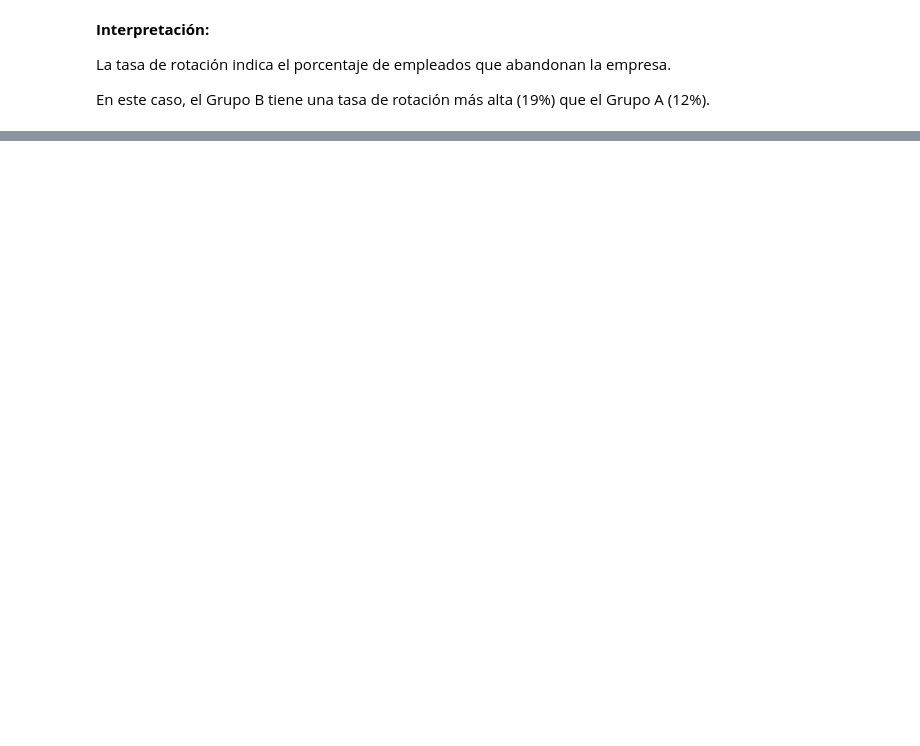
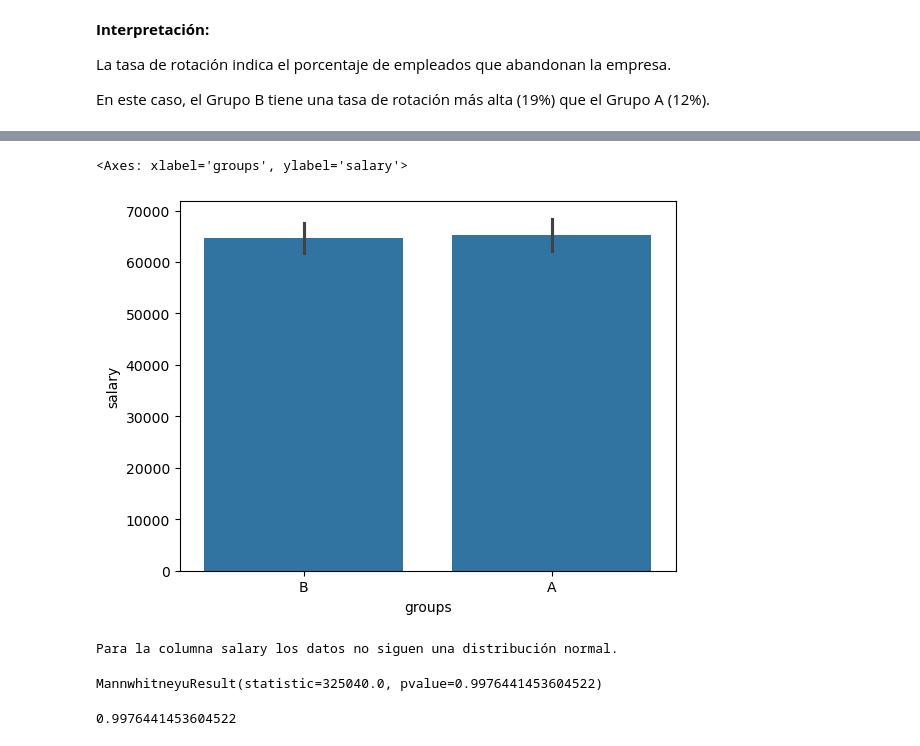
Before and after one commit to VeroSanchezO/proyecto-da-promo-k-modulo-3-team-5, a Jupyter notebook: Fase_4.ipynb, the cells around one changed output, grey strips where cells are left out. Saved outputs shown, nothing was run; the diff lists cells and outputs as text; code cells hidden in the pictures; blank space fills up the shorter version.

```diff
--- a/Fase_4.ipynb
+++ b/Fase_4.ipynb
@@ -274,0 +397,5 @@ En este caso, el Grupo B tiene una tasa de rotación más alta (19%) que el Grup
+# %%
+sns.barplot(data=df_testing, x="groups", y="salary")
+# %% [output]
+<Axes: xlabel='groups', ylabel='salary'>
+[figure, added]
@@ -274,0 +418,4 @@ En este caso, el Grupo B tiene una tasa de rotación más alta (19%) que el Grup
+# %%
+normalidad(df_testing, "salary")
+# %% [output]
+Para la columna salary los datos no siguen una distribución normal.
@@ -274,0 +427,9 @@ En este caso, el Grupo B tiene una tasa de rotación más alta (19%) que el Grup
+# %%
+mannwhitneyu(grupo_control, grupo_test)
+# %% [output]
+MannwhitneyuResult(statistic=325040.0, pvalue=0.9976441453604522)
+# %%
+_, p_value = mannwhitneyu(grupo_control, grupo_test)
+print(p_value)
+# %% [output]
+0.9976441453604522
```
Also changed, not shown: parts of 23 cells of this notebook.
